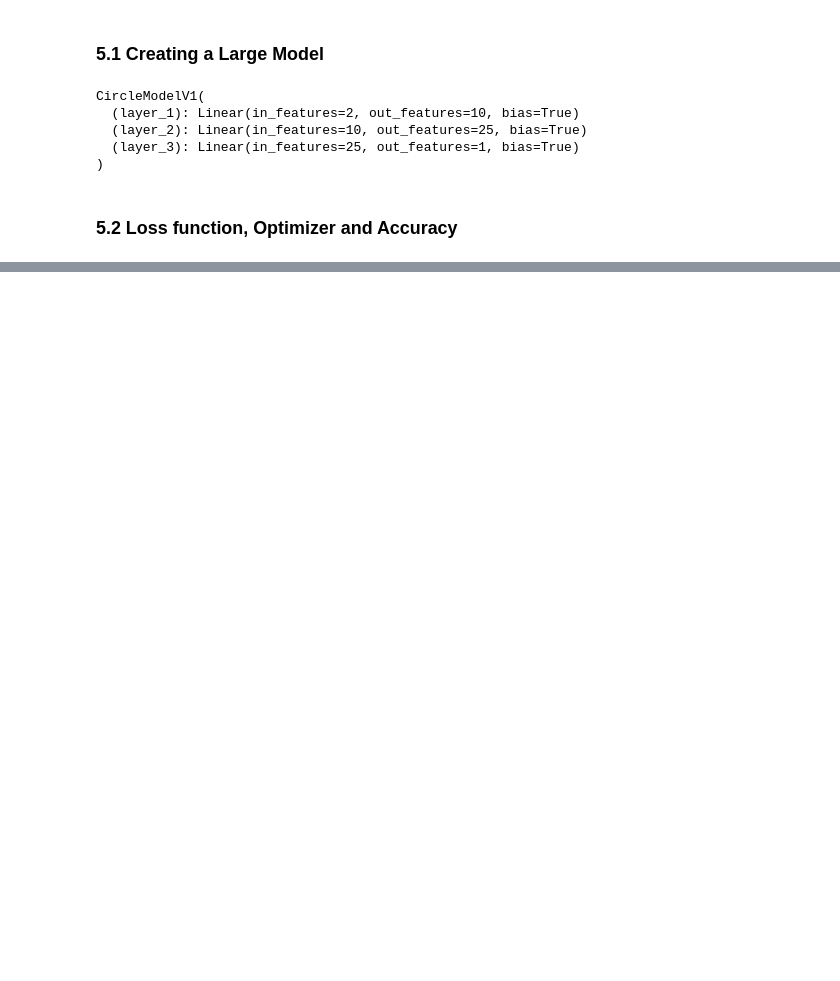
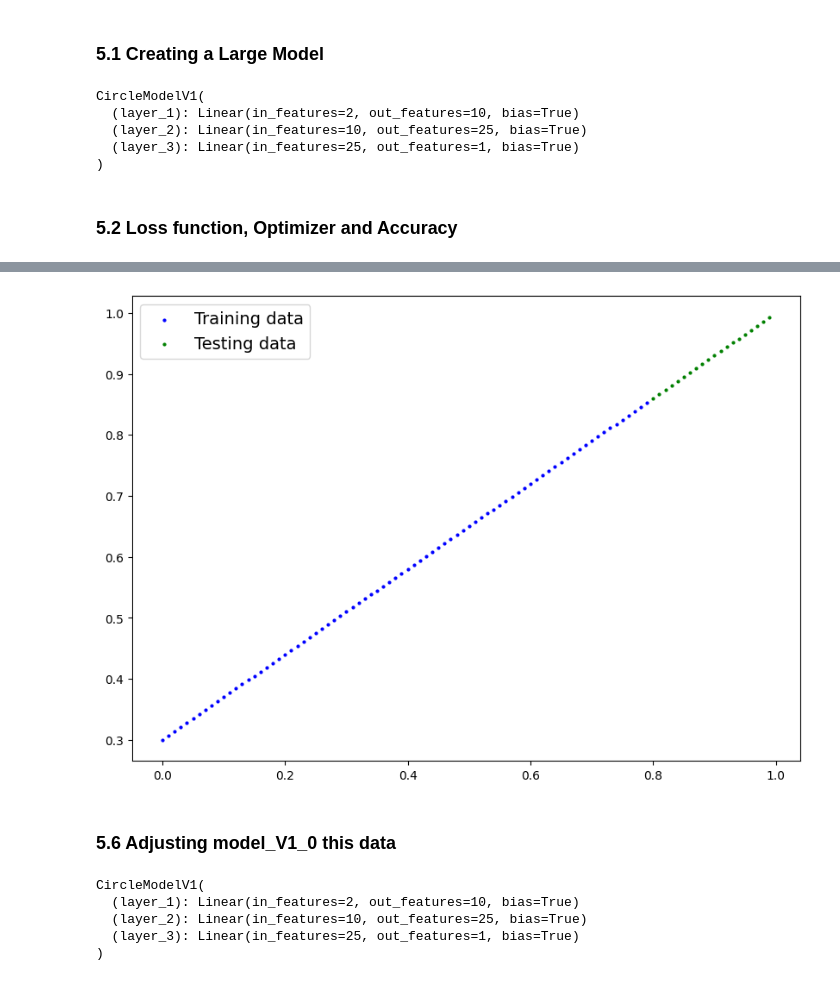
Before and after one commit to RohanVarmaP/Deep-Learning, a Jupyter notebook: 02_Neural_Network_classification.ipynb, the cells around one changed output, grey strips where cells are left out. Saved outputs shown, nothing was run; the diff lists cells and outputs as text; code cells hidden in the pictures; blank space fills up the shorter version.

```diff
--- a/02_Neural_Network_classification.ipynb
+++ b/02_Neural_Network_classification.ipynb
@@ -382,0 +459,14 @@ def accuracy_fn(y_true,y_pred):
+# %%
+plot_predictions(train_data=X_train_regression,train_labels=y_train_regression,test_data=X_test_regression,test_labels=y_test_regression)
+# %% [output]
+[figure, added]
+# %% [markdown]
+### 5.6 Adjusting model_V1_0 this data
+# %%
+model_V1_0
+# %% [output]
+CircleModelV1(
+  (layer_1): Linear(in_features=2, out_features=10, bias=True)
+  (layer_2): Linear(in_features=10, out_features=25, bias=True)
+  (layer_3): Linear(in_features=25, out_features=1, bias=True)
+)
```
Also changed, not shown: parts of 25 cells of this notebook.
